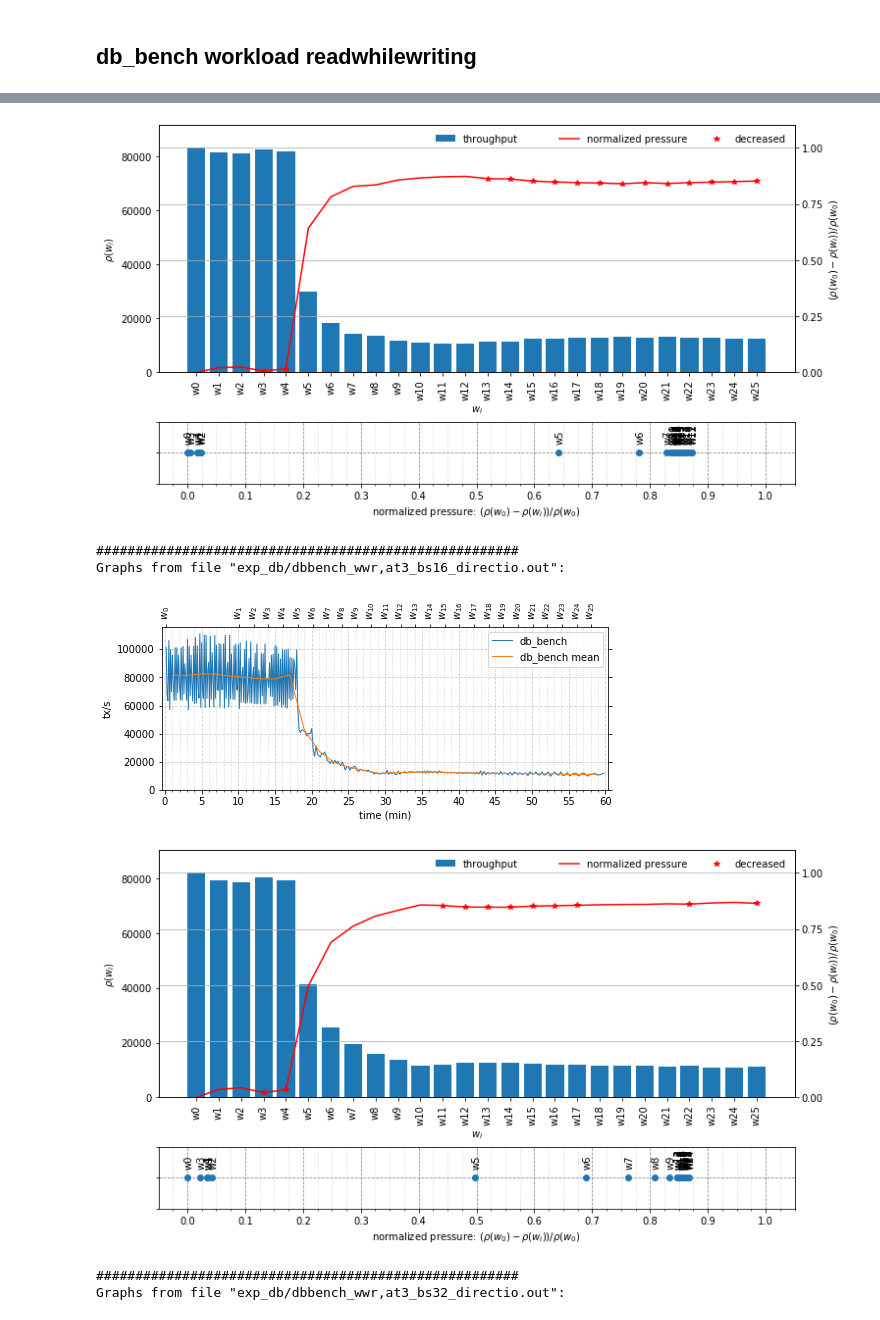
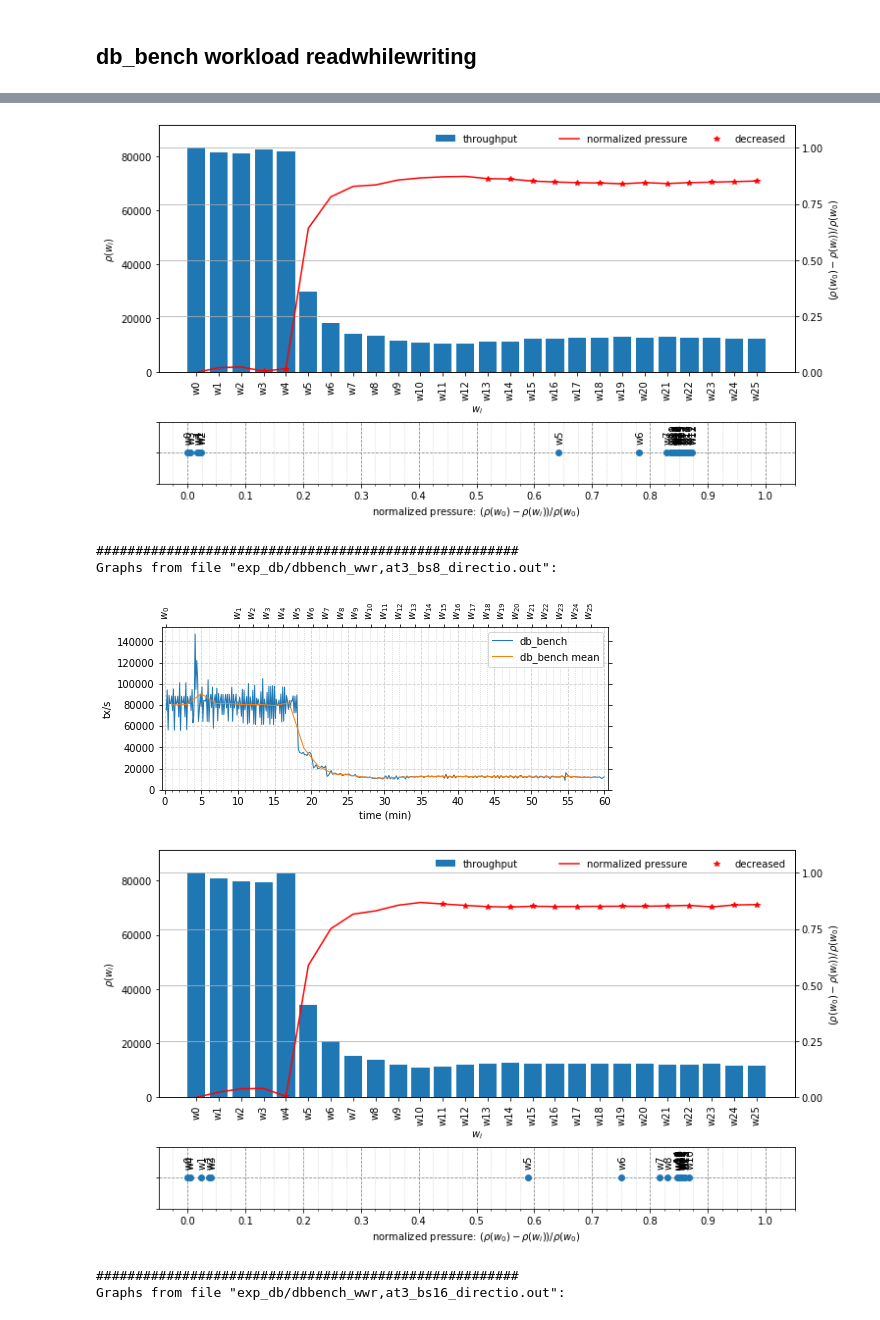
Before and after one commit to alange0001/rocksdb_test, a Jupyter notebook: plot/exp_db.ipynb, the cells around one changed output, grey strips where cells are left out. Drawn from its saved outputs; the diff is of its cells as text; code cells hidden in the pictures.

```diff
--- a/plot/exp_db.ipynb
+++ b/plot/exp_db.ipynb
@@ -79,25 +81,26 @@ Graphs from file "exp_db/ycsb_wb,at3_bs64_directio.out":
 # %%
 plot.plotFiles([
     'exp_db/dbbench_wwr.out',
     'exp_db/dbbench_wwr,at3_bs4_directio.out',
+    'exp_db/dbbench_wwr,at3_bs8_directio.out',
     'exp_db/dbbench_wwr,at3_bs16_directio.out',
     'exp_db/dbbench_wwr,at3_bs32_directio.out',
     'exp_db/dbbench_wwr,at3_bs64_directio.out',
     'exp_db/dbbench_wwr,at3_bs128_directio.out',
     'exp_db/dbbench_wwr,at3_bs256_directio.out',
     'exp_db/dbbench_wwr,at3_bs512_directio.out',
 ], options)
 # %% [output]
 ######################################################
 Graphs from file "exp_db/dbbench_wwr.out":
 [figure]
 ######################################################
 Graphs from file "exp_db/dbbench_wwr,at3_bs4_directio.out":
 [figure]
 [figure]
 ######################################################
-Graphs from file "exp_db/dbbench_wwr,at3_bs16_directio.out":
+Graphs from file "exp_db/dbbench_wwr,at3_bs8_directio.out":
-[figure, old version]
+[figure, new version]
-[figure, old version]
+[figure, new version]
 ######################################################
-Graphs from file "exp_db/dbbench_wwr,at3_bs32_directio.out":
+Graphs from file "exp_db/dbbench_wwr,at3_bs16_directio.out":
```
Also changed, not shown: parts of 3 cells of this notebook, 2 other files.
